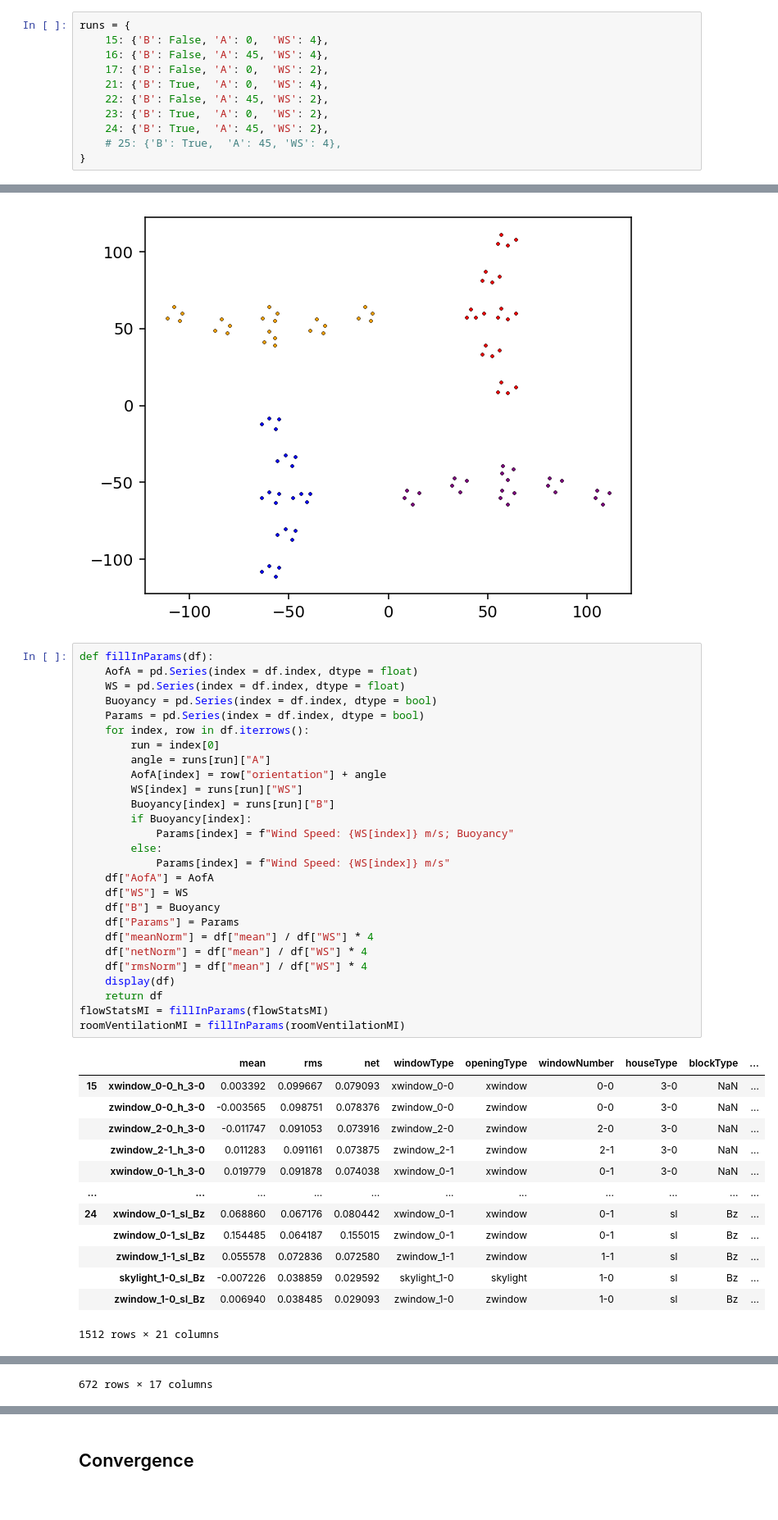
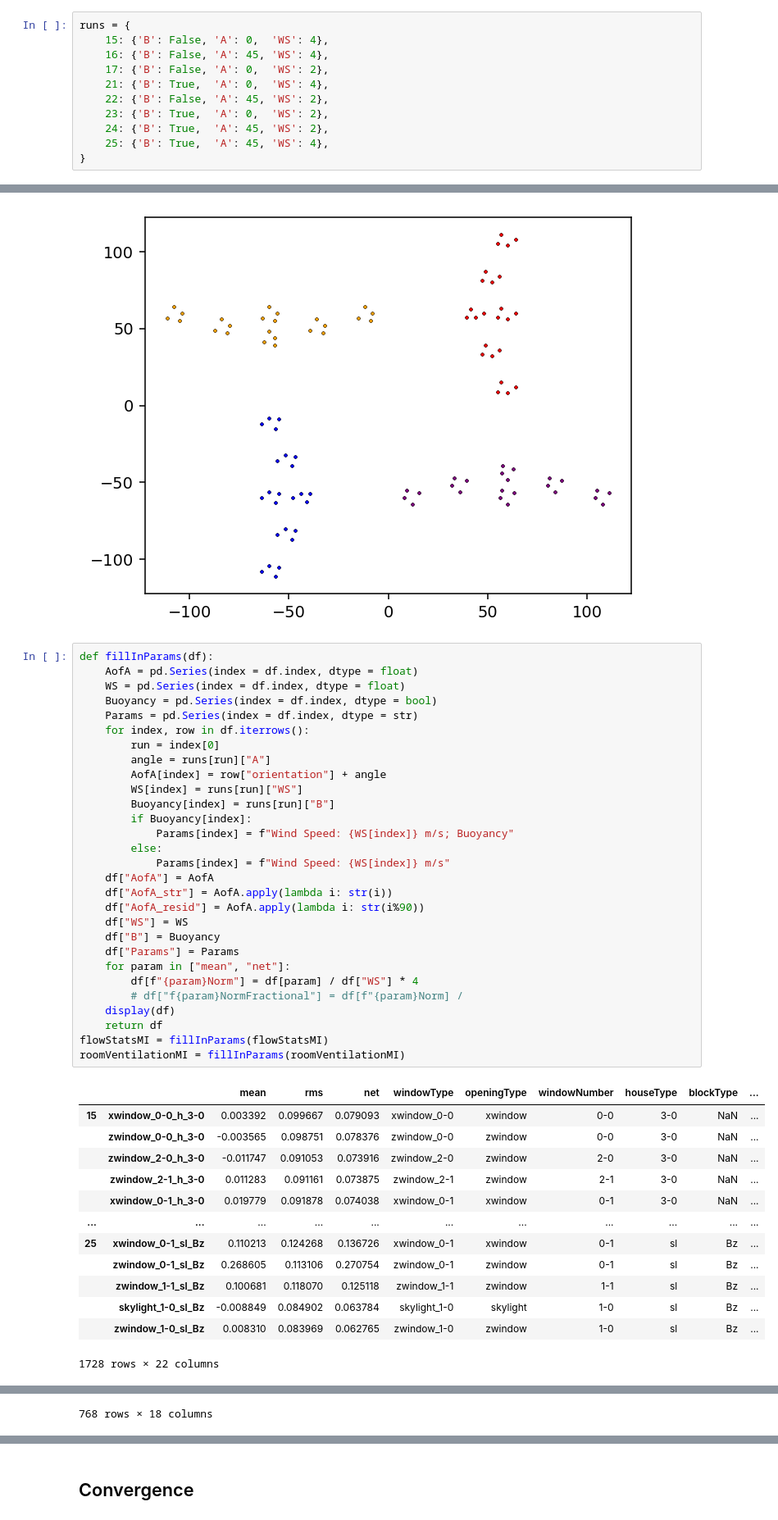
Before and after one commit to nbachand/city_block_cfd, a Jupyter notebook: config2_post-multiRun.ipynb, the cells around one changed output, grey strips where cells are left out. Shown at 82% size. Saved outputs shown, nothing was run; the diff lists cells and outputs as text.

```diff
--- a/config2_post-multiRun.ipynb
+++ b/config2_post-multiRun.ipynb
@@ -76,7 +78,7 @@ runs = {
     22: {'B': False, 'A': 45, 'WS': 2},
     23: {'B': True,  'A': 0,  'WS': 2},
     24: {'B': True,  'A': 45, 'WS': 2},
-    # 25: {'B': True,  'A': 45, 'WS': 4},
+    25: {'B': True,  'A': 45, 'WS': 4},
 }
 # %%
 start = 40000
@@ -337,43 +340,45 @@ ax.scatter(roomVentilationMI[roomVentilationMI["orientation"] == 270]['x'], room
 def fillInParams(df):
     AofA = pd.Series(index = df.index, dtype = float)
     WS = pd.Series(index = df.index, dtype = float)
     Buoyancy = pd.Series(index = df.index, dtype = bool)
-    Params = pd.Series(index = df.index, dtype = bool)
+    Params = pd.Series(index = df.index, dtype = str)
     for index, row in df.iterrows():
         run = index[0]
         angle = runs[run]["A"]
         AofA[index] = row["orientation"] + angle
         WS[index] = runs[run]["WS"]
         Buoyancy[index] = runs[run]["B"]
         if Buoyancy[index]:
             Params[index] = f"Wind Speed: {WS[index]} m/s; Buoyancy"
         else:
             Params[index] = f"Wind Speed: {WS[index]} m/s"
     df["AofA"] = AofA
+    df["AofA_str"] = AofA.apply(lambda i: str(i))
+    df["AofA_resid"] = AofA.apply(lambda i: str(i%90))
     df["WS"] = WS
     df["B"] = Buoyancy
     df["Params"] = Params
-    df["meanNorm"] = df["mean"] / df["WS"] * 4
-    df["netNorm"] = df["mean"] / df["WS"] * 4
-    df["rmsNorm"] = df["mean"] / df["WS"] * 4
+    for param in ["mean", "net"]:
+        df[f"{param}Norm"] = df[param] / df["WS"] * 4
+        # df["f{param}NormFractional"] = df[f"{param}Norm] /
     display(df)
     return df
 flowStatsMI = fillInParams(flowStatsMI)
 roomVentilationMI = fillInParams(roomVentilationMI)
 # %% [output]
 |  |  | mean | rms | net | windowType | openingType | windowNumber | houseType | blockType | ... |
 | 15 | xwindow_0-0_h_3-0 | 0.003392 | 0.099667 | 0.079093 | xwindow_0-0 | xwindow | 0-0 | 3-0 | NaN | ... |
 |  | zwindow_0-0_h_3-0 | -0.003565 | 0.098751 | 0.078376 | zwindow_0-0 | zwindow | 0-0 | 3-0 | NaN | ... |
 |  | zwindow_2-0_h_3-0 | -0.011747 | 0.091053 | 0.073916 | zwindow_2-0 | zwindow | 2-0 | 3-0 | NaN | ... |
 |  | zwindow_2-1_h_3-0 | 0.011283 | 0.091161 | 0.073875 | zwindow_2-1 | zwindow | 2-1 | 3-0 | NaN | ... |
 |  | xwindow_0-1_h_3-0 | 0.019779 | 0.091878 | 0.074038 | xwindow_0-1 | xwindow | 0-1 | 3-0 | NaN | ... |
 | ... | ... | ... | ... | ... | ... | ... | ... | ... | ... | ... |
-| 24 | xwindow_0-1_sl_Bz | 0.068860 | 0.067176 | 0.080442 | xwindow_0-1 | xwindow | 0-1 | sl | Bz | ... |
-|  | zwindow_0-1_sl_Bz | 0.154485 | 0.064187 | 0.155015 | zwindow_0-1 | zwindow | 0-1 | sl | Bz | ... |
-|  | zwindow_1-1_sl_Bz | 0.055578 | 0.072836 | 0.072580 | zwindow_1-1 | zwindow | 1-1 | sl | Bz | ... |
-|  | skylight_1-0_sl_Bz | -0.007226 | 0.038859 | 0.029592 | skylight_1-0 | skylight | 1-0 | sl | Bz | ... |
-|  | zwindow_1-0_sl_Bz | 0.006940 | 0.038485 | 0.029093 | zwindow_1-0 | zwindow | 1-0 | sl | Bz | ... |
+| 25 | xwindow_0-1_sl_Bz | 0.110213 | 0.124268 | 0.136726 | xwindow_0-1 | xwindow | 0-1 | sl | Bz | ... |
+|  | zwindow_0-1_sl_Bz | 0.268605 | 0.113106 | 0.270754 | zwindow_0-1 | zwindow | 0-1 | sl | Bz | ... |
+|  | zwindow_1-1_sl_Bz | 0.100681 | 0.118070 | 0.125118 | zwindow_1-1 | zwindow | 1-1 | sl | Bz | ... |
+|  | skylight_1-0_sl_Bz | -0.008849 | 0.084902 | 0.063784 | skylight_1-0 | skylight | 1-0 | sl | Bz | ... |
+|  | zwindow_1-0_sl_Bz | 0.008310 | 0.083969 | 0.062765 | zwindow_1-0 | zwindow | 1-0 | sl | Bz | ... |
-1512 rows × 21 columns
+1728 rows × 22 columns
 |  |  | mean | net | contResid | houseType | blockType | roomType | x | y | z | ... |
 | 15 | corner_h_3-0 | 0.003479 | 0.078734 | -0.000347 | 3-0 | NaN | corner | 55.016136 | 1.500000 | 9.022450 | ... |
 |  | cross_h_3-0 | 0.011515 | 0.073896 | -0.000927 | 3-0 | NaN | cross | 64.000137 | 1.498593 | 11.969118 | ... |
@@ -389,2 +394,2 @@ roomVentilationMI = fillInParams(roomVentilationMI)
-672 rows × 17 columns
+768 rows × 18 columns
 # %%
```
Also changed, not shown: parts of 13 cells of this notebook.
